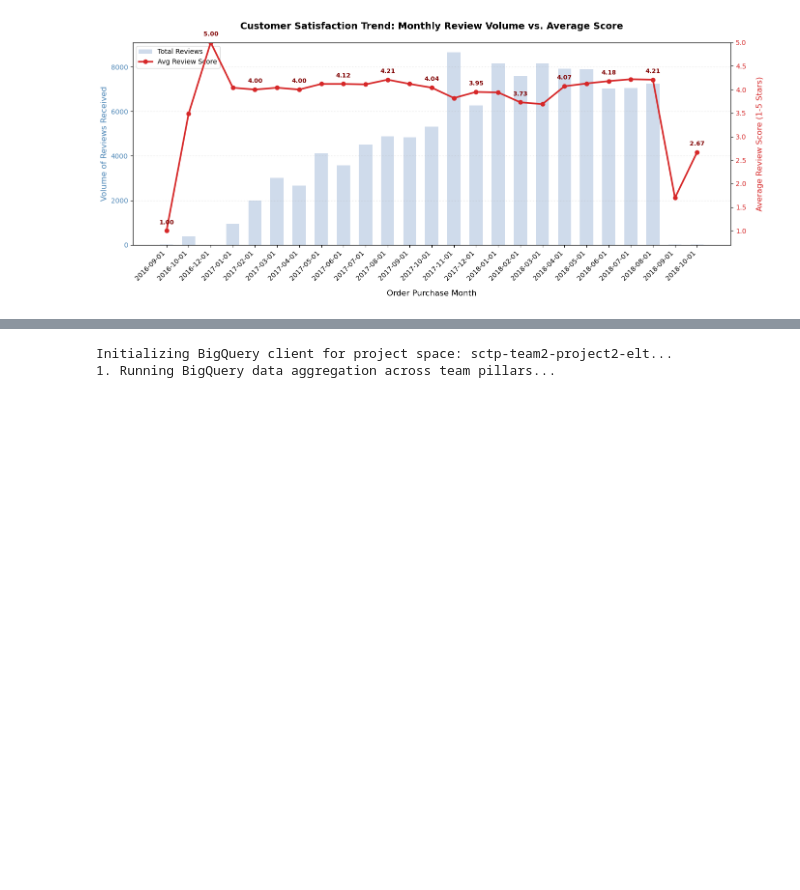
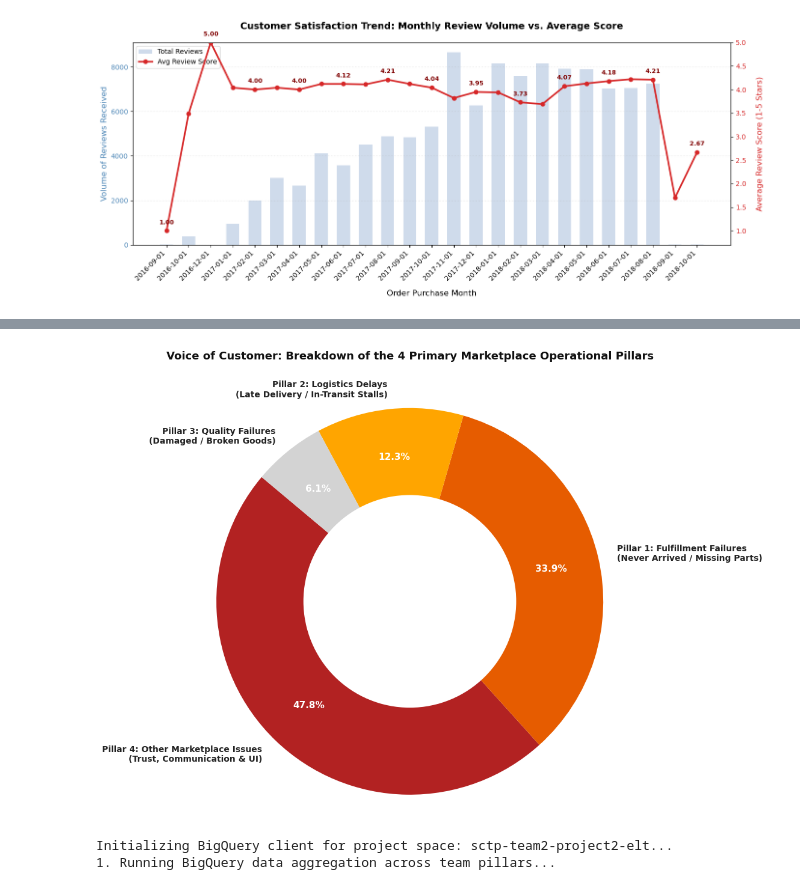
Before and after one commit to sctp-team2/m2-elt, a Jupyter notebook: my-work/JennFang/Notebooks-olist_goldmart_prod/olist_data_visualization.ipynb, the cells around one changed output, grey strips where cells are left out. Saved outputs shown, nothing was run; the diff lists cells and outputs as text; code cells hidden in the pictures; blank space fills up the shorter version.

Commit message:
Jenn Fang updates on chart detail

```diff
--- a/my-work/JennFang/Notebooks-olist_goldmart_prod/olist_data_visualization.ipynb
+++ b/my-work/JennFang/Notebooks-olist_goldmart_prod/olist_data_visualization.ipynb
@@ -876,0 +803,94 @@ Chart successfully generated and saved to your workspace as 'operational_3_pilla
+# %%
+import matplotlib.pyplot as plt
+import pandas as pd
+from google.cloud import bigquery
+
+# 1. Initialize the BigQuery client
+client = bigquery.Client()
+
+# Optimized 4-Pillar Query with Corrected Data Paths
+pillar_feedback_query = """
+SELECT
+  CASE
+    -- Pillar 1: Fulfillment Failures (Never Arrived / Missing parts / Incomplete)
+    WHEN REGEXP_CONTAINS(LOWER(r.review_comment_message), 'não receb|recebi|não entreg|entregou|faltand|veio faltand|sumiu')
+         THEN 'Pillar 1: Fulfillment Failures\\n(Never Arrived / Missing Parts)'
+
+    -- Pillar 2: Logistics Delays (Late Delivery / In-transit stalls / Missed SLAs)
+    WHEN REGEXP_CONTAINS(LOWER(r.review_comment_message), 'atras|demor|prazo|chegou depois|lentid|aguardand')
+         THEN 'Pillar 2: Logistics Delays\\n(Late Delivery / In-Transit Stalls)'
+
+    -- Pillar 3: Quality Failures (Damaged / Broken goods / Wrong items)
+    WHEN REGEXP_CONTAINS(LOWER(r.review_comment_message), 'defeit|quebrad|estrag|errado|falso|ruim|riscado|danificad')
+         THEN 'Pillar 3: Quality Failures\\n(Damaged / Broken Goods)'
+
+    -- Pillar 4: The Catch-All Bucket for everything else
+    ELSE 'Pillar 4: Other Marketplace Issues\\n(Trust, Communication & UI)'
+  END AS operational_pillar,
+  COUNT(DISTINCT r.id) AS total_reviews
+FROM `sctp-team2-project2-elt.olist_gold_mart_prod.dim_reviews` AS r
+WHERE r.review_score <= 2
+  AND r.review_comment_message IS NOT NULL
+GROUP BY operational_pillar
+ORDER BY total_reviews DESC;
+"""
+
+print("⏳ Downloading and sorting metrics into your 4 core marketplace pillars...")
+try:
+    df_pillars = client.query(pillar_feedback_query).to_dataframe()
+    print("✅ Data successfully retrieved from BigQuery!")
+except Exception as e:
+    print("\n❌ Query Failed! Double check your network connection or GCP permissions.")
+    print(f"Error Details: {e}\n")
+    raise
+
+# Print a quick terminal verification table before plotting
+print("\n--- Summary Table ---")
+print(df_pillars.to_string(index=False))
+print("----------------------\n")
+
+# 2. Configure executive presentation colors for all 4 slices
+# Dark Red (Fulfillment), Orange-Red (Logistics), Amber (Quality), Light Grey (Catch-All)
+pillar_colors = ['#b22222', '#e65c00', '#ffa500', '#d3d3d3']
+
+# 3. Create the Donut Chart layout
+fig, ax = plt.subplots(figsize=(10, 8))
+
+# Match color slice counts dynamically based on returned rows to prevent plotting bugs
+current_colors = pillar_colors[:len(df_pillars)]
+
+wedges, texts, autotexts = ax.pie(
+    df_pillars['total_reviews'],
+    labels=df_pillars['operational_pillar'],
+    autopct='%1.1f%%',
+    startangle=140,
+    colors=current_colors,
+    textprops=dict(color="#222222", fontsize=10, fontweight='bold'),
+    pctdistance=0.75
+)
+
+# Draw a clean white cutout circle in the center to complete the donut visual
+centre_circle = plt.Circle((0,0), 0.55, fc='white')
+fig.gca().add_artist(centre_circle)
+
+# Formatting text properties inside and outside the chart wedges to prevent overlaps
+for autotext in autotexts:
+    autotext.set_color('white')
+    autotext.set_fontsize(11)
+
+for text in texts:
+    text.set_fontsize(10)
+
+ax.axis('equal')
+plt.title('Voice of Customer: Breakdown of the 4 Primary Marketplace Operational Pillars',
+          fontsize=13, pad=35, fontweight='bold', color='#111111')
+
+plt.tight_layout()
+
+# Save the plot directly as an image file for easy extraction into your slide deck
+plt.savefig('operational_4_pillars_chart.png', dpi=300, bbox_inches='tight')
+print("🎉 Success! Chart generated and saved to your workspace as 'operational_4_pillars_chart.png'!")
+
+# Render right here inside your Jupyter Notebook workspace
+plt.show()
+# %% [output]
@@ -877,3 +909,4 @@ Chart successfully generated and saved to your workspace as 'operational_3_pilla
+[figure, added]
 # %%
 import csv
 import pandas as pd
```
Also changed, not shown: parts of 4 cells of this notebook.
